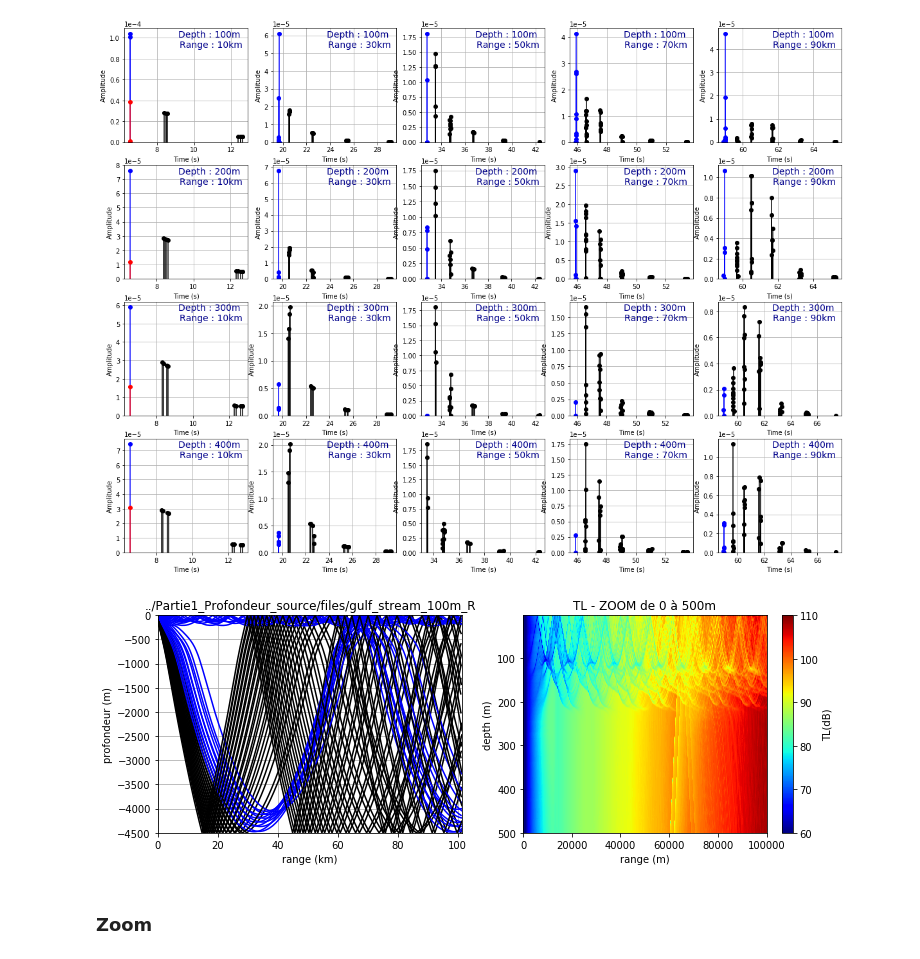
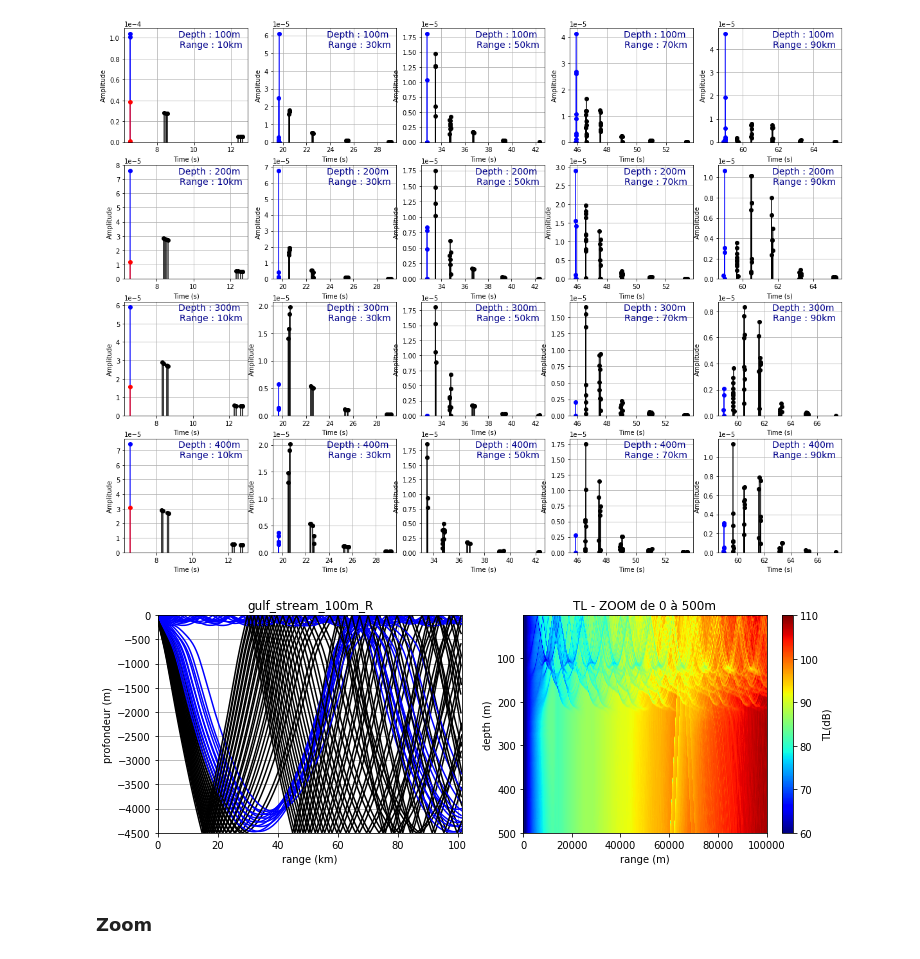
Before and after one commit to ponchama/Cognac_Acoustique, a Jupyter notebook: Bellhop/Partie5_methode_detection/Untitled.ipynb, the cells around one changed output. Saved outputs shown, nothing was run; the diff lists cells and outputs as text; code cells hidden in the pictures.

```diff
--- a/Bellhop/Partie5_methode_detection/Untitled.ipynb
+++ b/Bellhop/Partie5_methode_detection/Untitled.ipynb
@@ -2283,10 +2628,14 @@ for i in range (IRD.size):
 # %% [output]
 [figure]
 # %%
-g2.plot_all(file_ray = '../Partie1_Profondeur_source/files/gulf_stream_100m_R.ray', \
-           file_shd = '../Partie1_Profondeur_source/files/gulf_stream_100m_IB.shd')
+#g2.plot_all(file_ray = '../Partie1_Profondeur_source/files/gulf_stream_100m_R.ray', \
+#           file_shd = '../Partie1_Profondeur_source/files/gulf_stream_100m_IB.shd')
+
+g2.plot_all(file_ray = 'gulf_stream_100m_R.ray', \
+            file_shd = 'gulf_stream_100m_IB.shd')
+plt.savefig('rayons_gs2', dpi=100)
 # %% [output]
-[figure, old version]
+[figure, new version]
 # %% [markdown]
 ### Zoom
 # %%
```
Also changed, not shown: parts of 79 cells of this notebook, 1 other file.
